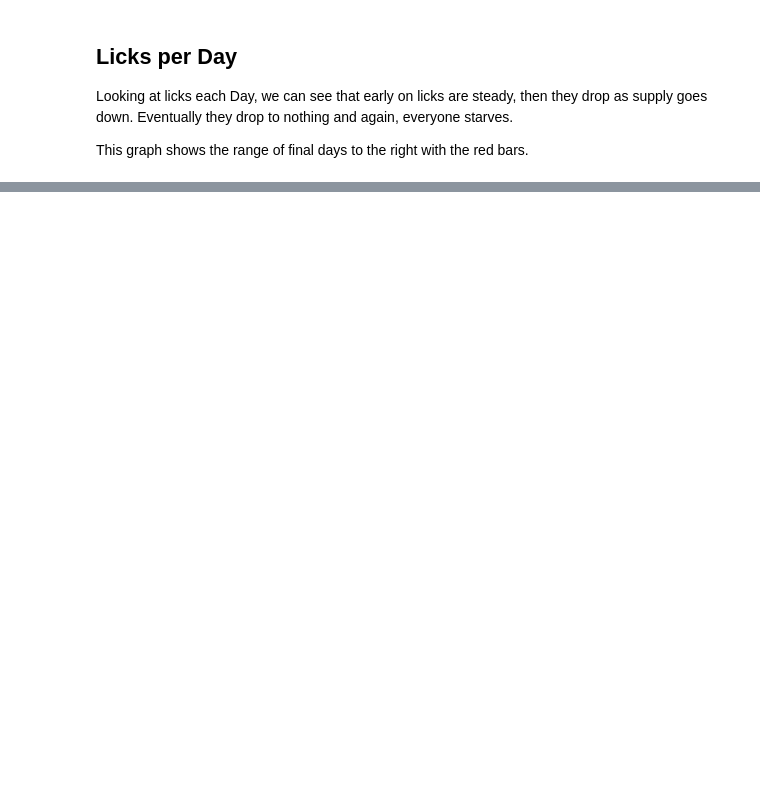
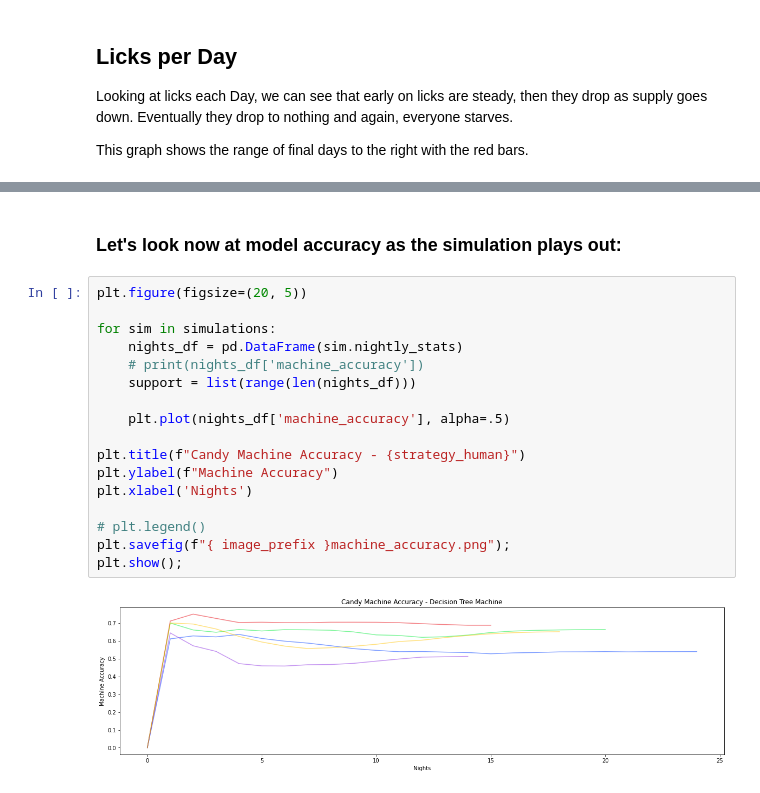
Before and after one commit to pcgentry/candy_machine, a Jupyter notebook: simulation_2_dt.ipynb, the cells around one changed output, grey strips where cells are left out. Cells and saved outputs as stored; diff of their text form; blank space fills up the shorter version.

```diff
--- a/simulation_2_dt.ipynb
+++ b/simulation_2_dt.ipynb
@@ -243,0 +254,21 @@ plt.show();
+# %% [markdown]
+### Let's look now at model accuracy as the simulation plays out:
+# %%
+plt.figure(figsize=(20, 5))
+
+for sim in simulations:
+    nights_df = pd.DataFrame(sim.nightly_stats)
+    # print(nights_df['machine_accuracy'])
+    support = list(range(len(nights_df)))
+
+    plt.plot(nights_df['machine_accuracy'], alpha=.5)
+
+plt.title(f"Candy Machine Accuracy - {strategy_human}")
+plt.ylabel(f"Machine Accuracy")
+plt.xlabel('Nights')
+
+# plt.legend()
+plt.savefig(f"{ image_prefix }machine_accuracy.png");
+plt.show();
+# %% [output]
+[figure, added]
```
Also changed, not shown: parts of 8 cells of this notebook, 19 other files.
